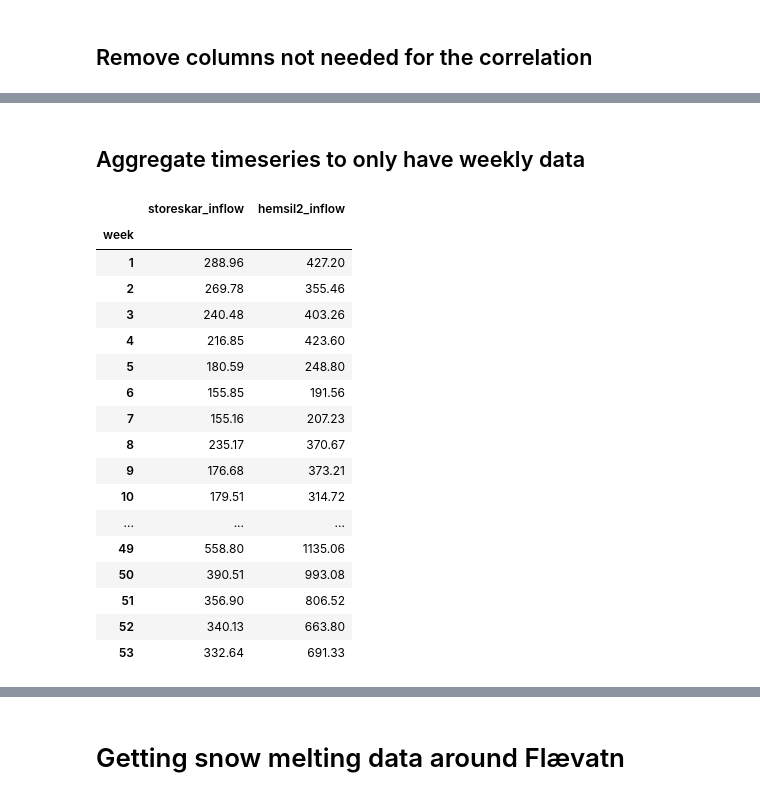
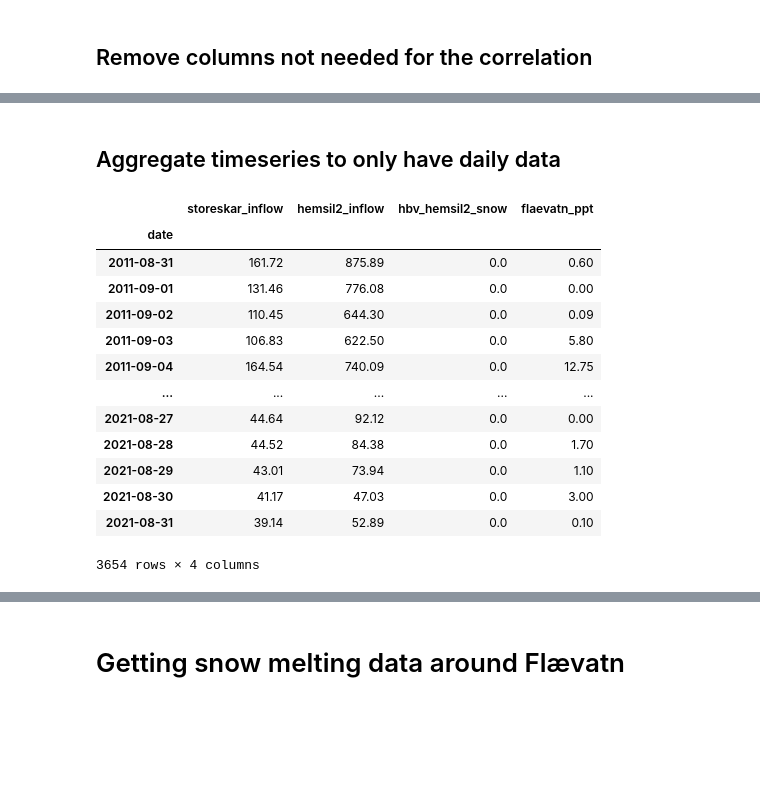
Before and after one commit to VegSja/NorwAI-hackathon-2022-Intelligence, a Jupyter notebook: solution.ipynb, the cells around one changed output, grey strips where cells are left out. Saved outputs shown, nothing was run; the diff lists cells and outputs as text; code cells hidden in the pictures; blank space fills up the shorter version.

```diff
--- a/solution.ipynb
+++ b/solution.ipynb
@@ -184,7 +184,7 @@ sns.heatmap(correlations)
 # %% [markdown]
 ## Remove all the previous years from the dataframe
 # %%
-data_df = data_df[data_df.index > pd.Timestamp(year=2020, month=8, day=31)]
+data_df = data_df[data_df.index > pd.Timestamp(year=2011, month=8, day=31)]
 data_df.info()
 # %% [output]
 <class 'pandas.core.frame.DataFrame'>
@@ -212,8 +212,6 @@ memory usage: 892.0 KB
 data_df = data_df.drop(columns=[
     'hbv_hemsil2_inflow_pred_24h',
     'hbv_hemsil2_inflow_pred_48h',
-    'hbv_hemsil2_snow',
-    'hbv_hemsil2_snow_cover',
     'hbv_hemsil2_ground_water',
     'hbv_hemsil2_soil_water',
     'hbv_hemsil2_inflow_pred_48h',
@@ -236,32 +247,30 @@ memory usage: 411.7 KB
 # %% [markdown]
-## Aggregate timeseries to only have weekly data
+## Aggregate timeseries to only have daily data
 # %%
 from pandas import to_datetime
 
 
 day_df = data_df
-day_df['week'] = to_datetime(day_df.index).isocalendar().week
-day_df = day_df.groupby("week").agg(
+day_df['date'] = to_datetime(day_df.index).date
+day_df = day_df.groupby("date").agg(
     storeskar_inflow =pd.NamedAgg(column='storeskar_inflow', aggfunc=sum),
     hemsil2_inflow =pd.NamedAgg(column='hemsil2_inflow_corr', aggfunc=sum),
+    hbv_hemsil2_snow = pd.NamedAgg(column='hbv_hemsil2_snow', aggfunc=sum),
+    flaevatn_ppt = pd.NamedAgg(column='flaevatn_ppt', aggfunc=sum),
 )
 day_df
 # %% [output]
-|  | storeskar_inflow | hemsil2_inflow |
-| week |  |  |
-| 1 | 288.96 | 427.20 |
-| 2 | 269.78 | 355.46 |
-| 3 | 240.48 | 403.26 |
-| 4 | 216.85 | 423.60 |
-| 5 | 180.59 | 248.80 |
-| 6 | 155.85 | 191.56 |
-| 7 | 155.16 | 207.23 |
-| 8 | 235.17 | 370.67 |
-| 9 | 176.68 | 373.21 |
-| 10 | 179.51 | 314.72 |
-| ... | ... | ... |
-| 49 | 558.80 | 1135.06 |
-| 50 | 390.51 | 993.08 |
-| 51 | 356.90 | 806.52 |
-| 52 | 340.13 | 663.80 |
-| 53 | 332.64 | 691.33 |
+|  | storeskar_inflow | hemsil2_inflow | hbv_hemsil2_snow | flaevatn_ppt |
+| date |  |  |  |  |
+| 2011-08-31 | 161.72 | 875.89 | 0.0 | 0.60 |
+| 2011-09-01 | 131.46 | 776.08 | 0.0 | 0.00 |
+| 2011-09-02 | 110.45 | 644.30 | 0.0 | 0.09 |
+| 2011-09-03 | 106.83 | 622.50 | 0.0 | 5.80 |
+| 2011-09-04 | 164.54 | 740.09 | 0.0 | 12.75 |
+| ... | ... | ... | ... | ... |
+| 2021-08-27 | 44.64 | 92.12 | 0.0 | 0.00 |
+| 2021-08-28 | 44.52 | 84.38 | 0.0 | 1.70 |
+| 2021-08-29 | 43.01 | 73.94 | 0.0 | 1.10 |
+| 2021-08-30 | 41.17 | 47.03 | 0.0 | 3.00 |
+| 2021-08-31 | 39.14 | 52.89 | 0.0 | 0.10 |
+3654 rows × 4 columns
```
Also changed, not shown: parts of 18 cells of this notebook, 5 other files.
